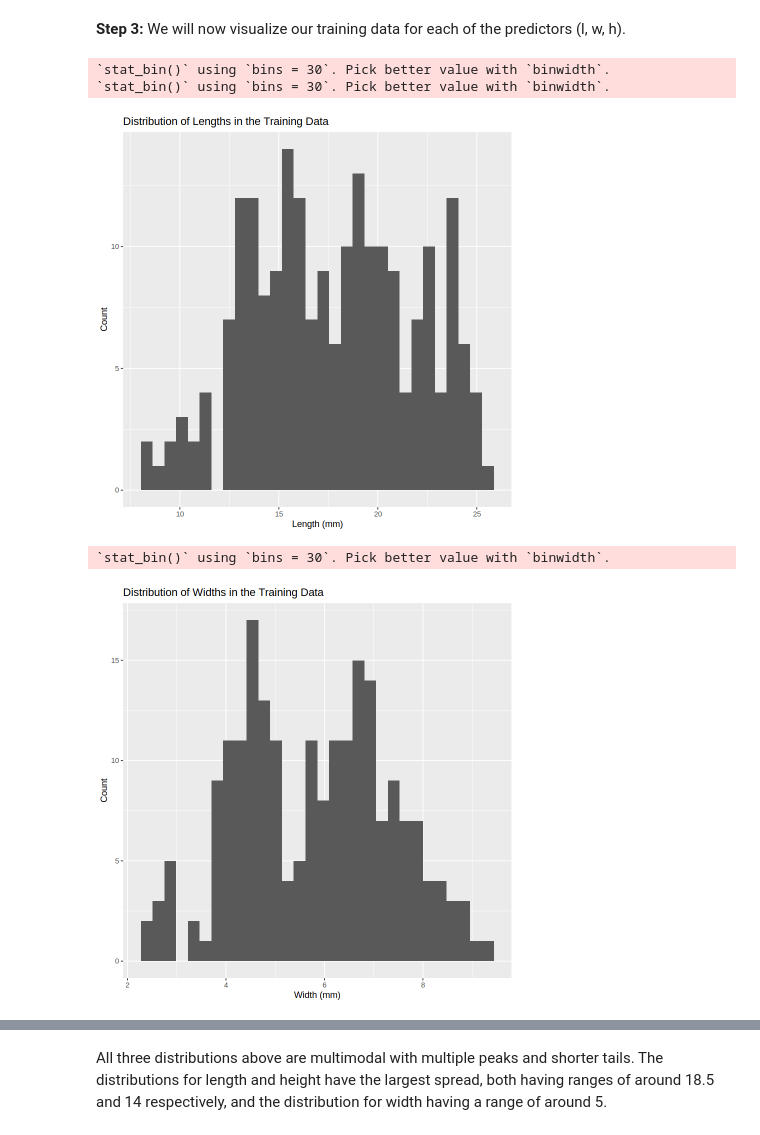
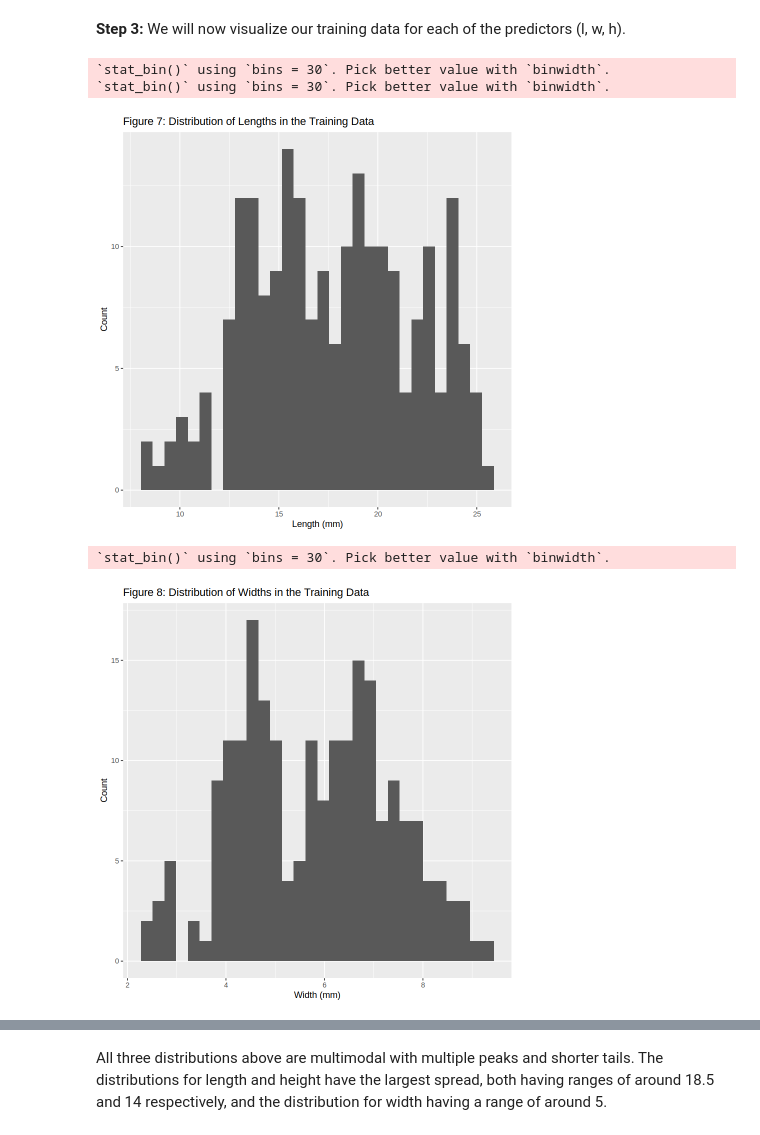
Before and after one commit to rhe9598/dsci_group_project, a Jupyter notebook: DcorneaReport.ipynb, the cells around one changed output, grey strips where cells are left out. Cells and saved outputs as stored; diff of their text form; code cells hidden in the pictures.

```diff
--- a/DcorneaReport.ipynb
+++ b/DcorneaReport.ipynb
@@ -191,31 +204,31 @@ A tibble: 3 × 4
 # %%
 #histogram of the distribution of length
 length_distribution <- training_data |>
 ggplot(aes(x = l)) +
 geom_histogram() +
 labs(x = "Length (mm)", y = "Count") +
-ggtitle("Distribution of Lengths in the Training Data")
+ggtitle("Figure 7: Distribution of Lengths in the Training Data")
 
 #histogram of the distribution of width
 width_distribution <- training_data |>
 ggplot(aes(x = w)) +
 geom_histogram() +
 labs(x = "Width (mm)", y = "Count") +
-ggtitle("Distribution of Widths in the Training Data")
+ggtitle("Figure 8: Distribution of Widths in the Training Data")
 
 #histogram of the distribution of height
 height_distribution <- training_data |>
 ggplot(aes(x = h)) +
 geom_histogram() +
 labs(x = "Height (mm)", y = "Count") +
-ggtitle("Distribution of Heights in the Training Data")
+ggtitle("Figure 9: Distribution of Heights in the Training Data")
 
 length_distribution
 width_distribution
 height_distribution
 # %% [output]
 `stat_bin()` using `bins = 30`. Pick better value with `binwidth`.
 `stat_bin()` using `bins = 30`. Pick better value with `binwidth`.
-[figure, old version]
+[figure, new version]
 `stat_bin()` using `bins = 30`. Pick better value with `binwidth`.
-[figure, old version]
+[figure, new version]
```
Also changed, not shown: parts of 12 cells of this notebook.
